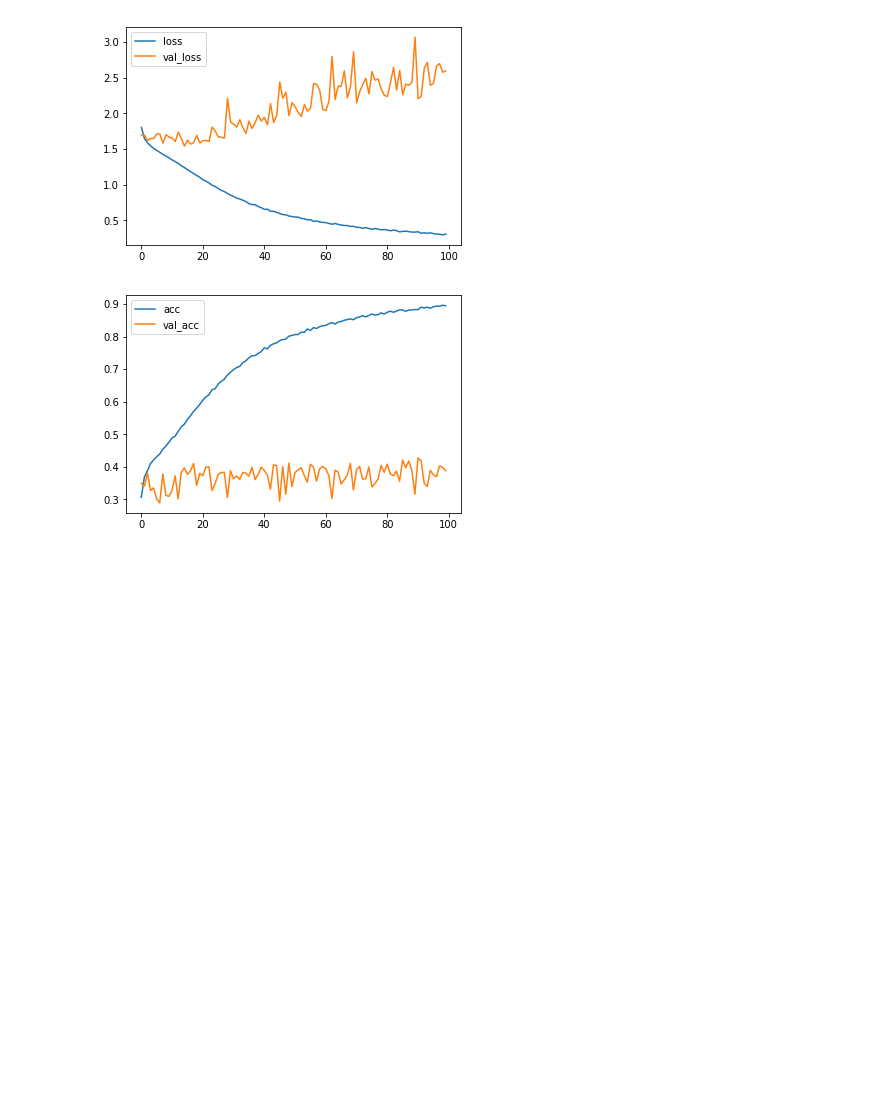
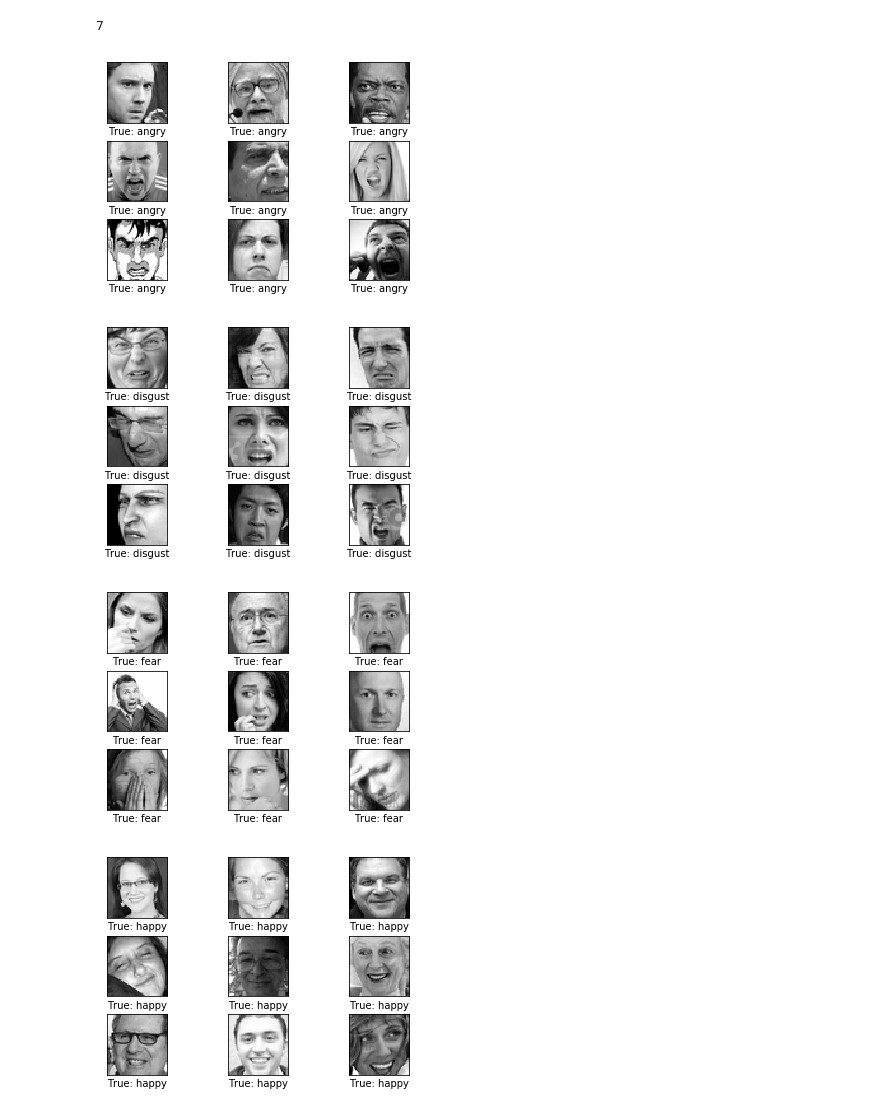
Before and after one commit to maplezzz/NTU_ML2017_Hung-yi-Lee_HW, a Jupyter notebook: HW3/data_analysis.ipynb, the cells around one changed output. Drawn from its saved outputs; the diff is of its cells as text; code cells hidden in the pictures; blank space fills up the shorter version.

```diff
--- a/HW3/data_analysis.ipynb
+++ b/HW3/data_analysis.ipynb
@@ -47,20 +80,16 @@ def plot_images(images, cls_true, cls_pred=None):
     plt.show()
 # %%
 class clean_data(object):
-    _train = True
-
-    def __init__(self, filename, train=True):
-        self._train = train
+    def __init__(self, filename):
         self._train_df = pd.read_csv(filename)
+        self._distribution = self._train_df['label'].value_counts()
         self._train_df['feature'] = self._train_df['feature'].map(lambda x : np.array(list(map(float, x.split()))))
         self._image_size = self._train_df.feature[0].size
         self._image_shape = (int(np.sqrt(self._image_size)), int(np.sqrt(self._image_size)))
         self._dataNum = self._train_df.size
         self._feature = np.array(self._train_df.feature.map(lambda x: x.reshape(self._image_shape)).values.tolist())
-        if self._train:
-            self._label = self._train_df.label.values
-            self._labelNum = self._train_df['label'].unique().size
-            self._onehot = pd.get_dummies(self._train_df.label).values
+        self._label = self._train_df.label.values
+        self._labelNum = self._train_df['label'].unique().size
 
 
     @property
@@ -83,15 +112,10 @@ class clean_data(object):
     def feature(self):
         return self._feature
 
-    if _train:
-        @property
-        def label(self):
-            return self._label
+    @property
+    def label(self):
+        return self._label
 
-        @property
-        def labelNum(self):
-            return self._labelNum
-
-        @property
-        def onehot(self):
-            return self._onehot
+    @property
+    def labelNum(self):
+        return self._labelNum
@@ -109,3 +122,2 @@ from sklearn.utils.class_weight import compute_class_weight
 # %%
-train_data = clean_data('data/train.csv')
-test_data = clean_data('data/test.csv', False)
+data = clean_data('data/train.csv')
@@ -348,5 +123,0 @@ _________________________________________________________________
-# %%
-plot_training_history(d)
-# %% [output]
-[figure, removed]
-[figure, removed]
@@ -354,0 +124,16 @@ model2.save('dnn.h5')
+# %%
+data.labelNum
+# %% [output]
+7
+# %%
+a = pd.read_csv('data/train.csv')['label']
+# %%
+sample_images = [list(a[a == x].index)[0:9] for x in range(data.labelNum)]
+# %%
+for x in sample_images:
+    plot_images(data.feature[x], data.label[x])
+# %% [output]
+[figure, added]
+[figure, added]
+[figure, added]
+[figure, added]
```
Also changed, not shown: parts of 26 cells of this notebook.
